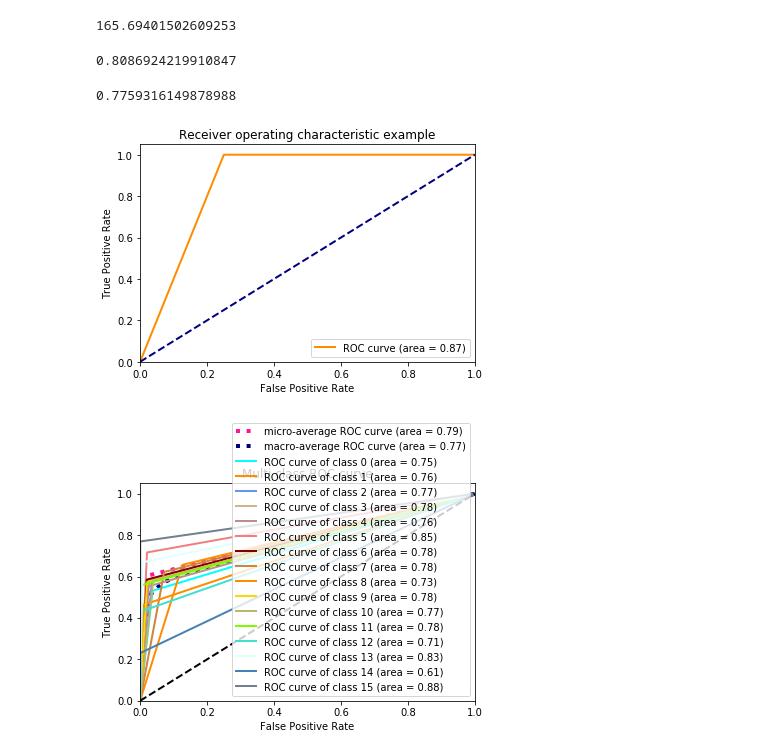
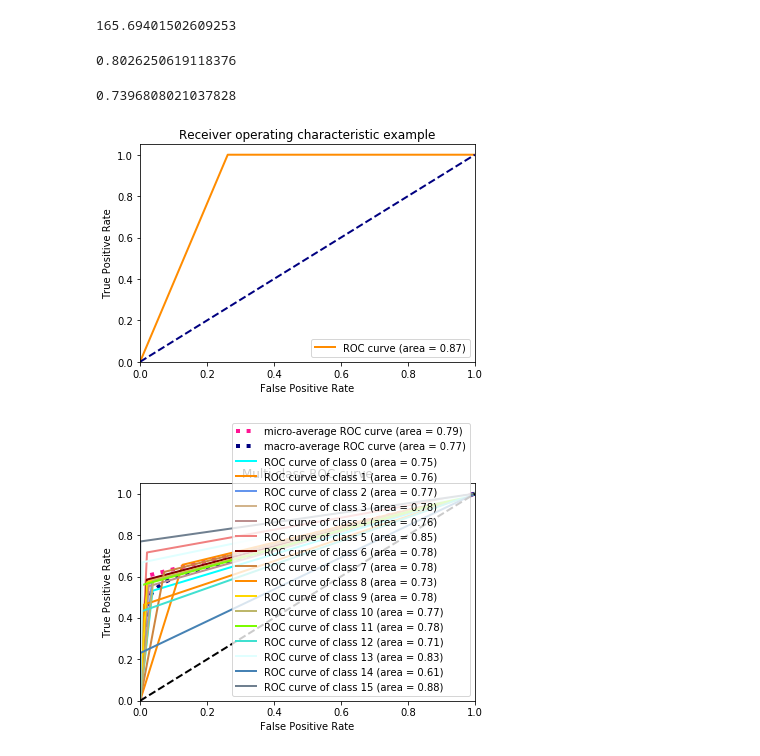
Before and after one commit to anhonymous68/-CAP4770-FinalProject, a Jupyter notebook: data_pipeline.ipynb, the cells around one changed output. Drawn from its saved outputs; the diff is of its cells as text; code cells hidden in the pictures.

```diff
--- a/data_pipeline.ipynb
+++ b/data_pipeline.ipynb
@@ -289,17 +289,17 @@ y1svc_pred = svc.predict(payload_test)
 # Display accuracy and recall scores
 print (accuracy_score(y_test, y1svc_pred))
 from sklearn.metrics import recall_score
-recall_score(y_test, y1knc_pred, average='macro')
+recall_score(y_test, y1svc_pred, average='macro')
 # %% [output]
-0.8086924219910847
+0.8026250619118376
-0.7759316149878988
+0.7396808021037828
 # %%
 # Get labels for roc curve
 the_list = y.unique().tolist()
 len(the_list)
 y_pred_labels = []
 y_test_labels = []
-for pred in y1knc_pred:
+for pred in y1svc_pred:
     l = [0] * 16
     l[the_list.index(pred)] = 1
     y_pred_labels.append(l)
@@ -311,11 +311,11 @@ for test in y_test:
 
 y_pred_labels = np.array(y_pred_labels)
 y_test_labels = np.array(y_test_labels)
-fprknc, tprknc, roc_aucknc = roc_scores(y_test_labels, y_pred_labels,len(y_pred_labels[0]))
+fprsvc, tprsvc, roc_aucsvc = roc_scores(y_test_labels, y_pred_labels,len(y_pred_labels[0]))
 # %%
-single_attribute_roc_curve(fprknc[1], tprknc[1], roc_aucknc[1])
+single_attribute_roc_curve(fprsvc[1], tprsvc[1], roc_aucsvc[1])
 # %% [output]
-[figure, old version]
+[figure, new version]
 # %%
 #####THIS IS WHERE YOU SHOULD STOP######
 ##STOP YOU HAVE GONE TOO FAR##
```
